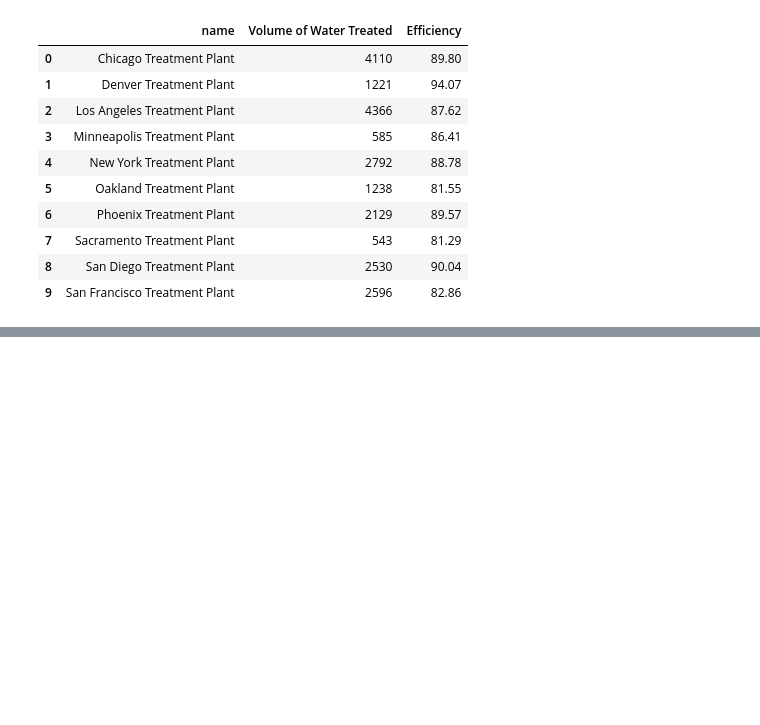
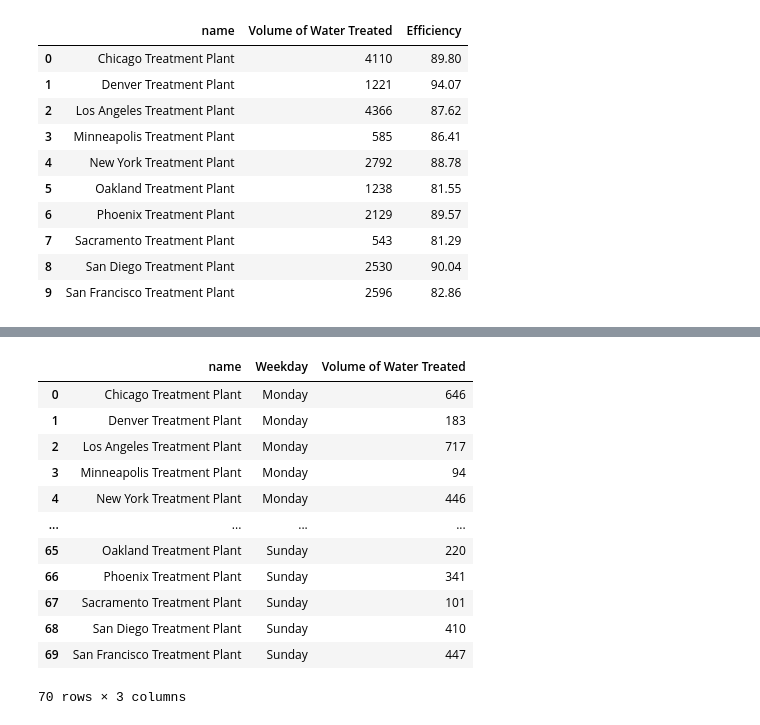
Before and after one commit to Usama00004/AquaMetrics, a Jupyter notebook: WasteWaterManagement.ipynb, the cells around one changed output, grey strips where cells are left out. Cells and saved outputs as stored; diff of their text form; code cells hidden in the pictures; blank space fills up the shorter version.

Commit message:
KPI 5 : Identify Day Wise Activity of Treatment Plant

```diff
--- a/WasteWaterManagement.ipynb
+++ b/WasteWaterManagement.ipynb
@@ -242,0 +280,23 @@ ValueError: Mime type rendering requires nbformat>=4.2.0 but it is not installed
+# %%
+# KPI 5 : Identify Day Wise Activity of Treatment Plant
+Weekday_wise_Activity_df = WstWtrtrt_Trtplant_df.groupby(['name','Weekday'],as_index=False)['Volume of Water Treated'].sum()
+# %%
+# Sorting data weekday wise
+Weekday_wise_Activity_df= sdw.Sort_Dataframeby_Weekday(Weekday_wise_Activity_df,'Weekday')
+# %%
+# Verifying final output
+Weekday_wise_Activity_df
+# %% [output]
+|  | name | Weekday | Volume of Water Treated |
+| 0 | Chicago Treatment Plant | Monday | 646 |
+| 1 | Denver Treatment Plant | Monday | 183 |
+| 2 | Los Angeles Treatment Plant | Monday | 717 |
+| 3 | Minneapolis Treatment Plant | Monday | 94 |
+| 4 | New York Treatment Plant | Monday | 446 |
+| ... | ... | ... | ... |
+| 65 | Oakland Treatment Plant | Sunday | 220 |
+| 66 | Phoenix Treatment Plant | Sunday | 341 |
+| 67 | Sacramento Treatment Plant | Sunday | 101 |
+| 68 | San Diego Treatment Plant | Sunday | 410 |
+| 69 | San Francisco Treatment Plant | Sunday | 447 |
+70 rows × 3 columns
```
Also changed, not shown: parts of 4 cells of this notebook, 3 other files.
